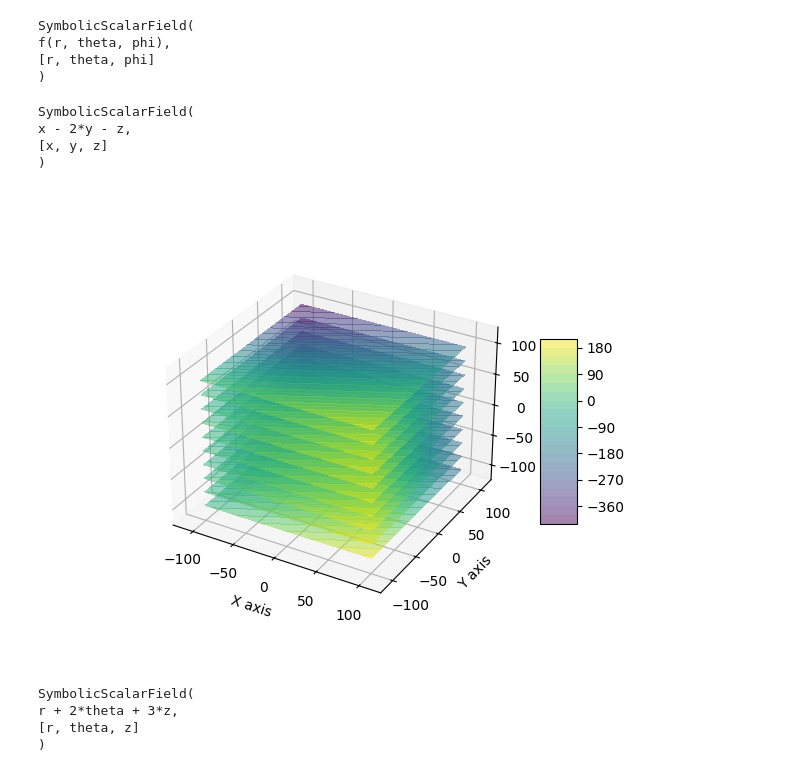
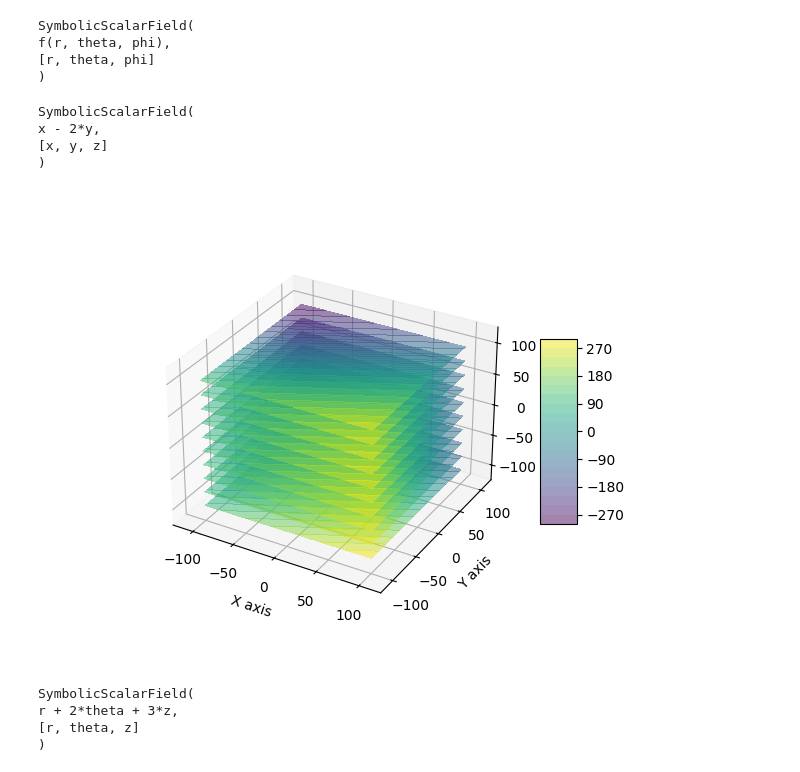
Before and after one commit to obouchaara/mechpy, a Jupyter notebook: notebooks/field_2.ipynb, the cells around one changed output. Drawn from its saved outputs; the diff is of its cells as text; code cells hidden in the pictures.

```diff
--- a/notebooks/field_2.ipynb
+++ b/notebooks/field_2.ipynb
@@ -36,16 +36,16 @@ f(r, theta, phi),
 )
 # %%
 
-data = sp.Array([1, -2, -1])
+data = sp.Array([1, -2, 0])
 linear_scalar_field = SymbolicScalarField.create_linear(data)
 display(linear_scalar_field)
 linear_scalar_field.plot()
 # %% [output]
 SymbolicScalarField(
-x - 2*y - z,
+x - 2*y,
 [x, y, z]
 )
-[figure, old version]
+[figure, new version]
 # %%
 coord_system = SymbolicCylindricalCoordSystem()
 data = sp.Array([1, 2, 3])
```
Also changed, not shown: 1 other file.
